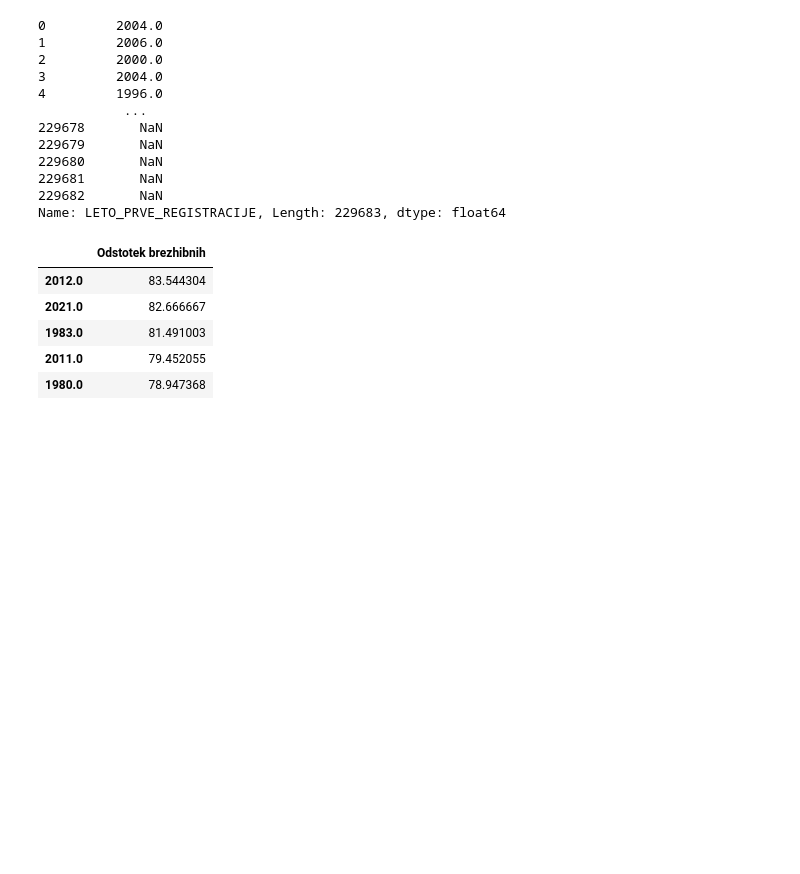
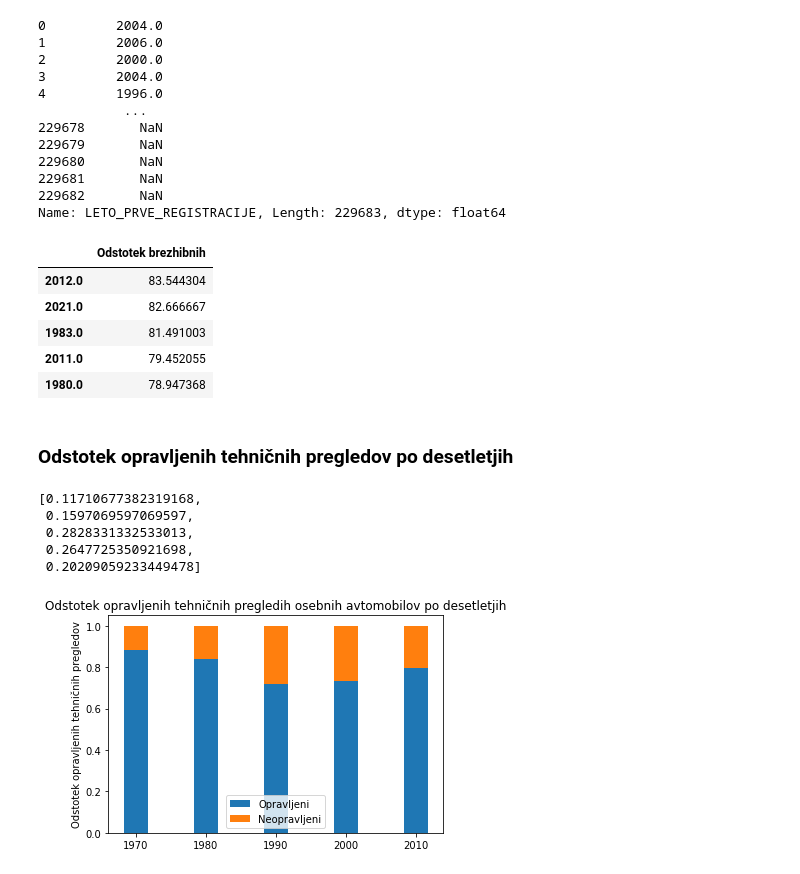
Before and after one commit to g-perovic/PR21gpnfmt, a Jupyter notebook: gp.ipynb, the cells around one changed output. Cells and saved outputs as stored; diff of their text form; code cells hidden in the pictures; blank space fills up the shorter version.

```diff
--- a/gp.ipynb
+++ b/gp.ipynb
@@ -162,3 +174,5 @@ bL.nlargest(5, "Odstotek brezhibnih")
 | 1983.0 | 81.491003 |
 | 2011.0 | 79.452055 |
 | 1980.0 | 78.947368 |
+# %% [markdown]
+### Odstotek opravljenih tehničnih pregledov po desetletjih
@@ -164,0 +192,50 @@ bL.nlargest(5, "Odstotek brezhibnih")
+# %%
+podatki1["DESETLETJE_REG"] = desetletje
+podatki1OsebnaVozila = podatki1[podatki1["KATEGORIJA_OPIS"] == "osebni avtomobil"]
+# %%
+count1 = podatki1OsebnaVozila[podatki1OsebnaVozila["TEHNICNI_PREGLED_STATUS"] == "brezhiben"].groupby("DESETLETJE_REG")["ZNAMKA"].count()
+count2 = podatki1OsebnaVozila[podatki1OsebnaVozila["TEHNICNI_PREGLED_STATUS"] != "brezhiben"].groupby("DESETLETJE_REG")["ZNAMKA"].count()
+# %%
+count1l = count1.tolist()
+count2l = count2.tolist()
+
+
+# spustimo desetletja ki imajo manj kot 100 pregledov
+count1l = count1l[5:-1]
+count2l = count2l[1:-1]
+
+count1p = []
+count2p = []
+
+for x,y in zip(count1l,count2l):
+    p = x/(x+y)
+    count1p.append(p)
+    count2p.append(1-p)
+
+
+count2p
+# %% [output]
+[0.11710677382319168,
+ 0.1597069597069597,
+ 0.2828331332533013,
+ 0.2647725350921698,
+ 0.20209059233449478]
+# %%
+
+labels = ['1970','1980','1990','2000','2010']
+width = 0.35
+
+fig, ax = plt.subplots()
+
+
+ax.bar(labels, count1p, width, yerr=None, label='Opravljeni')
+ax.bar(labels, count2p, width, yerr=None, bottom=count1p,
+       label='Neopravljeni')
+
+ax.set_ylabel('Odstotek opravljenih tehničnih pregledov')
+ax.set_title('Odstotek opravljenih tehničnih pregledih osebnih avtomobilov po desetletjih')
+ax.legend()
+
+plt.show()
+# %% [output]
+[figure, added]
```
Also changed, not shown: parts of 10 cells of this notebook.
